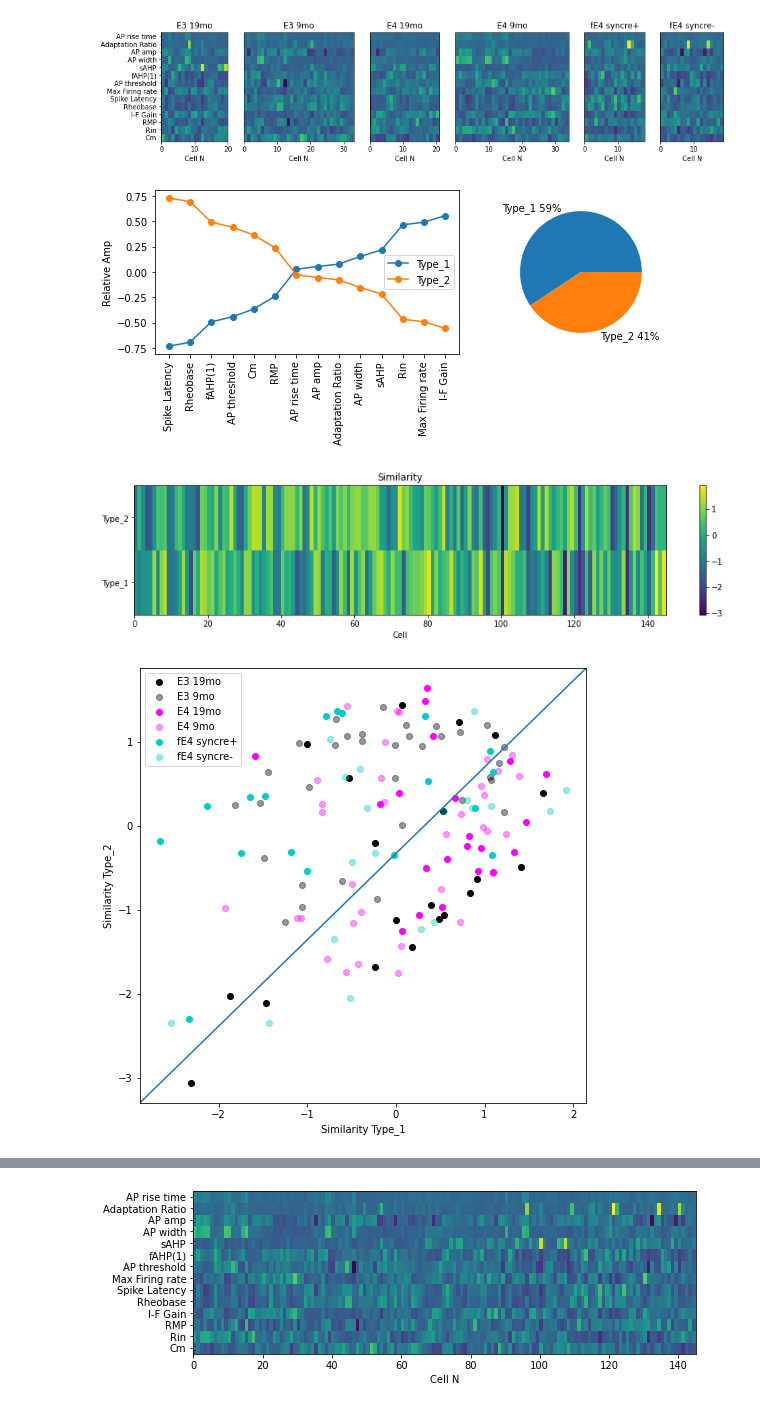
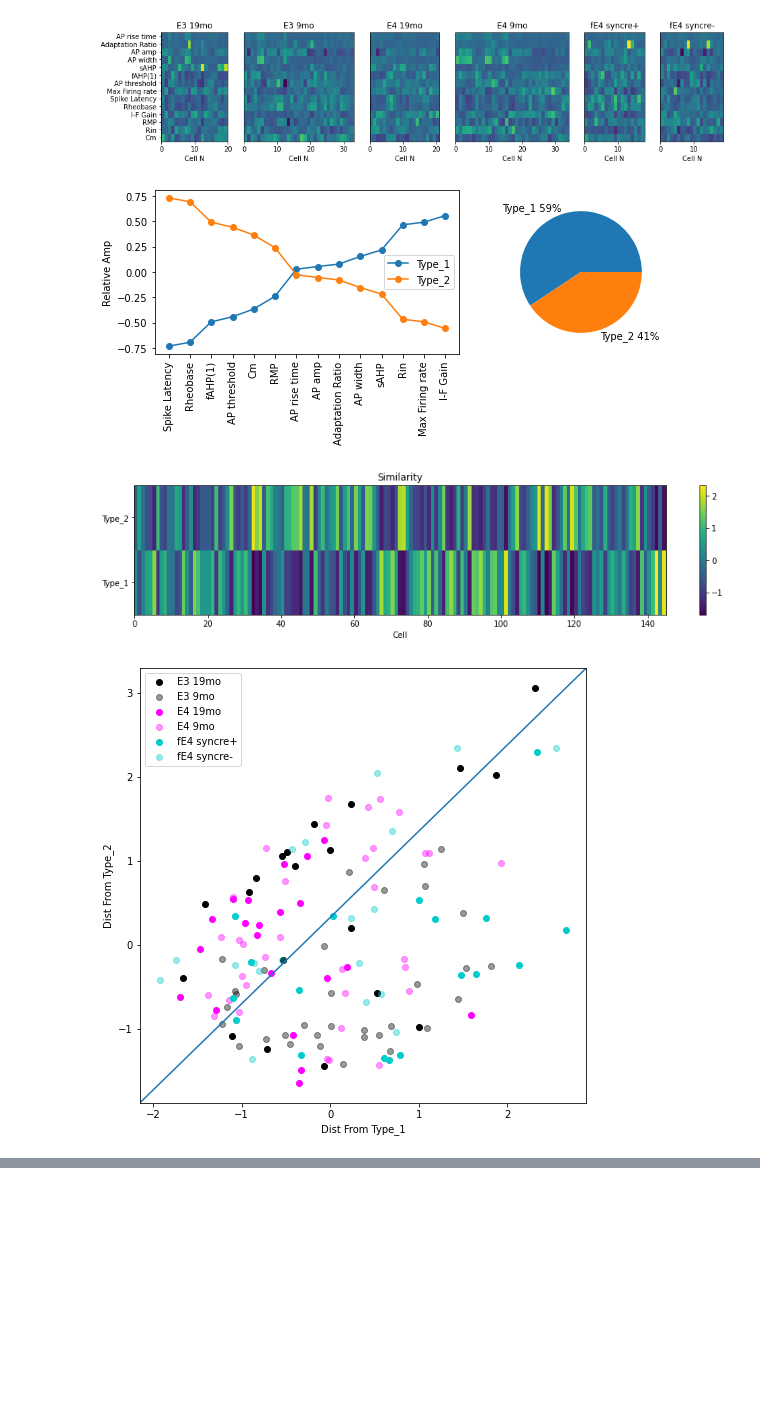
Before and after one commit to dtabuena/Accessory-Matlab-DT-Func-, a Jupyter notebook: MessingWithData.ipynb, the cells around one changed output, grey strips where cells are left out. Saved outputs shown, nothing was run; the diff lists cells and outputs as text; code cells hidden in the pictures; blank space fills up the shorter version.

```diff
--- a/MessingWithData.ipynb
+++ b/MessingWithData.ipynb
@@ -212,10 +205,11 @@ ax[1].pie( rel_counts, labels=['Type_1 '+str(round(rel_counts[0]*100))+'%', 'Typ
 fig.savefig('Clusters.'+fig_opt['format'],**fig_opt)
 
 
+total_D = np.tile(np.sum(distances,axis=1),[2,1]).T
+closeness = np.log(total_D/distances)
+closeness = (closeness - np.mean(closeness,axis=0)) / (np.std(closeness,axis=0))
+distances_norm = (distances - np.mean(distances,axis=0)) / (np.std(distances,axis=0))
 
-
-distances_norm = (distances - np.mean(distances,axis=0)) / (np.std(distances,axis=0))
-closeness = -1 * (distances_norm)
 fig, ax = plt.subplots(1,figsize = [15,3])
 c = ax.pcolor(closeness.T)
 ax.set_xlabel('Cell')
@@ -230,12 +224,14 @@ for ti in range(num_t):
     t = uniq_types[ti]
     t_colr = colors[ti]
     is_type = [ind for ind in range(len(type_num)) if type_num[ind]==ti]
-    ax.scatter(closeness[is_type,0],closeness[is_type,1],color=t_colr, label=t)
+    ax.scatter(distances_norm[is_type,0],distances_norm[is_type,1],color=t_colr, label=t)
 ax.legend()
 # ax.legend(loc='center left', bbox_to_anchor=(1, 0.5))
-ax.set_xlabel('Similarity Type_1')
-ax.set_ylabel('Similarity Type_2')
+ax.set_xlabel('Dist From Type_1')
+ax.set_ylabel('Dist From Type_2')
 ax.plot([0, 1], [0, 1], transform=ax.transAxes)
+comb_xlim = ax.get_xlim()
+comb_ylim = ax.get_ylim()
 fig.savefig('GenoType_dist.'+fig_opt['format'],**fig_opt)
 
 #### separate #####
@@ -243,49 +239,40 @@ fig, axs = plt.subplots(2,3,figsize = [15,10])
 axs = axs.T.flatten()
 for ti in range(num_t):
     t = uniq_types[ti]
     t_colr = colors[ti]
     is_type = [ind for ind in range(len(type_num)) if type_num[ind]==ti]
-    axs[ti].scatter(closeness[is_type,0],closeness[is_type,1],color=t_colr, label=t)
-    # axs[ti].legend(loc='center left', bbox_to_anchor=(1, 0.5))
-    axs[ti].set_xlabel('Similarity Type_1')
-    axs[ti].set_ylabel('Similarity Type_2')
+    axs[ti].scatter(distances_norm[is_type,0],distances_norm[is_type,1],color=t_colr, label=t)
+    axs[ti].set_xlabel('Dist From Type_1')
+    axs[ti].set_ylabel('Dist From Type_2')
     axs[ti].plot([0, 1], [0, 1], transform=axs[ti].transAxes)
     axs[ti].title.set_text(t)
+    axs[ti].set_xlim(comb_xlim)
+    axs[ti].set_ylim(comb_ylim)
 fig.savefig('GenoType_dist_Separate.'+fig_opt['format'],**fig_opt)
 
 
 #### separate #####
 fig, axs = plt.subplots(2,3,figsize = [15,10])
 axs = axs.T.flatten()
 for ti in range(num_t):
     t = uniq_types[ti]
     t_colr = colors[ti]
     is_type = [ind for ind in range(len(type_num)) if type_num[ind]==ti]
 
-    score = closeness[:,0] - closeness[:,1]
+    score = closeness[:,1] - closeness[:,0]
 
     axs[ti].hist(score[is_type],10,color=t_colr,histtype='bar',density=True,range=(-3.25,3.25))
     # axs[ti].set_xlabel('Similarity Type_1')
     # axs[ti].set_ylabel('Similarity Type_2')
     # axs[ti].plot([0, 1], [0, 1], transform=axs[ti].transAxes)
     axs[ti].title.set_text(t)
     axs[ti].axvline(0, color='k') # vertical
     axs[ti].set_ylim(0,0.65)
     axs[ti].set_ylabel('PDF')
-    axs[ti].text(.8, .9, 'Type 1',transform=axs[ti].transAxes)
-    axs[ti].text(.05, .9, 'Type 2',transform=axs[ti].transAxes)
+    axs[ti].text(.8, .9, 'Type 2',transform=axs[ti].transAxes)
+    axs[ti].text(.05, .9, 'Type 1',transform=axs[ti].transAxes)
 fig.savefig('GenoType_Histos.'+fig_opt['format'],**fig_opt)
-
-
-#### raw_data_map
-fig, ax = plt.subplots(1,figsize = [9,3])
-ax.pcolor(data_X.T)
-ax.set_yticks(np.arange(len(numericals))+0.5)
-ax.set_yticklabels(numericals,rotation=0)
-ax.set_xlabel('Cell N')
-plt.show()
-fig.savefig('Normalized_Vals.'+fig_opt['format'],**fig_opt)
 # %% [output]
 [figure]
-[figure, old version]
+[figure, new version]
-[figure, old version]
+[figure, new version]
@@ -294,4 +281,3 @@ fig.savefig('Normalized_Vals.'+fig_opt['format'],**fig_opt)
-[figure, removed]
 # %%
 is_E3 = ['E3' in t for t in type_list ]
 # print(type_list)
```
Also changed, not shown: parts of 11 cells of this notebook.
